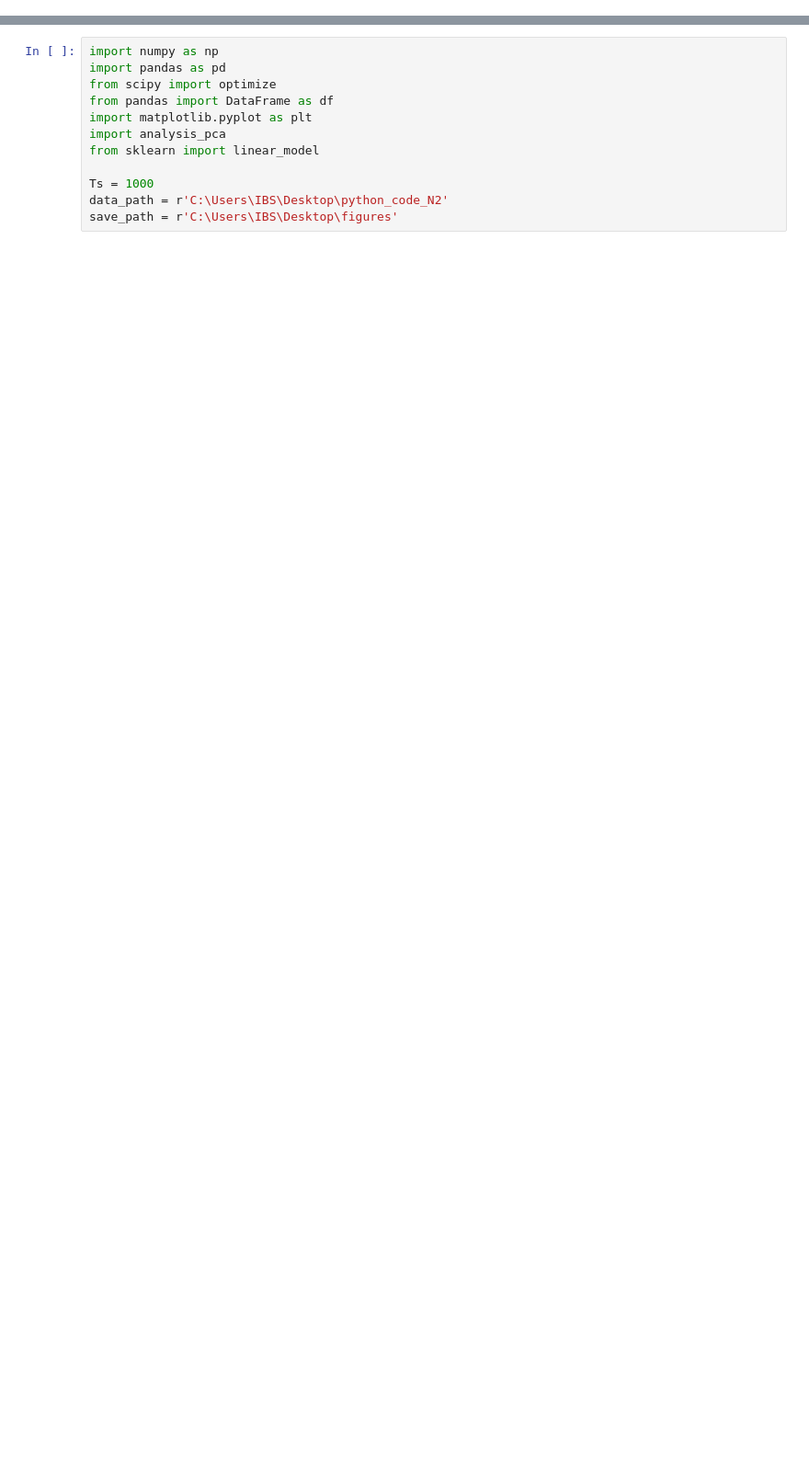
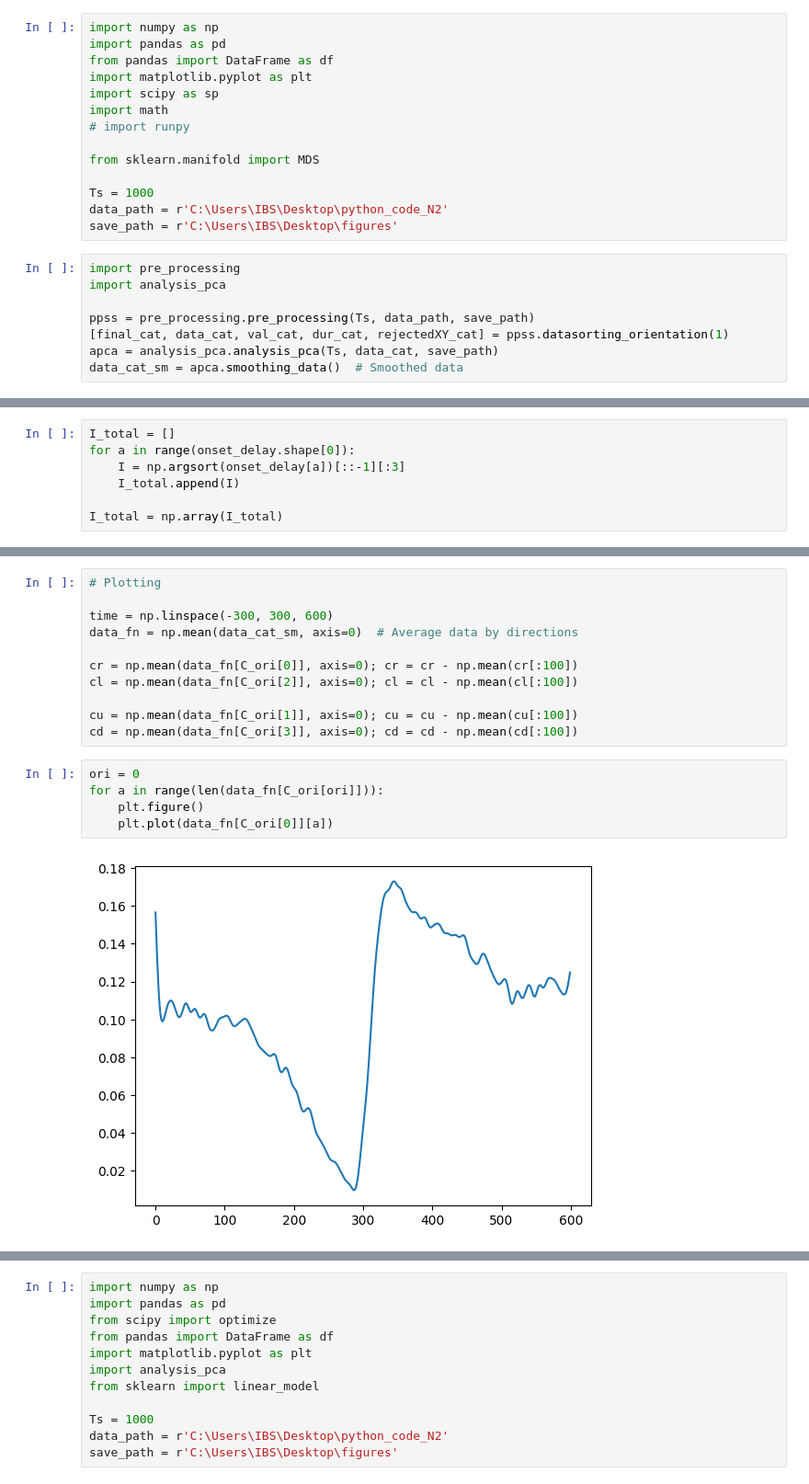
Before and after one commit to NeuroAI-IBS/fn_data_saccade, a Jupyter notebook: Data sorting/python_code/cliques_analy.ipynb, the cells around one changed output, grey strips where cells are left out. Shown at 92% size. Cells and saved outputs as stored; diff of their text form; blank space fills up the shorter version.

```diff
--- a/Data sorting/python_code/cliques_analy.ipynb
+++ b/Data sorting/python_code/cliques_analy.ipynb
@@ -0,0 +3,22 @@
+# %%
+import numpy as np
+import pandas as pd
+from pandas import DataFrame as df
+import matplotlib.pyplot as plt
+import scipy as sp
+import math
+# import runpy
+
+from sklearn.manifold import MDS
+
+Ts = 1000
+data_path = r'C:\Users\IBS\Desktop\python_code_N2'
+save_path = r'C:\Users\IBS\Desktop\figures'
+# %%
+import pre_processing
+import analysis_pca
+
+ppss = pre_processing.pre_processing(Ts, data_path, save_path)
+[final_cat, data_cat, val_cat, dur_cat, rejectedXY_cat] = ppss.datasorting_orientation(1)
+apca = analysis_pca.analysis_pca(Ts, data_cat, save_path)
+data_cat_sm = apca.smoothing_data()  # Smoothed data
@@ -0,0 +53,7 @@
+# %%
+I_total = []
+for a in range(onset_delay.shape[0]):
+    I = np.argsort(onset_delay[a])[::-1][:3]
+    I_total.append(I)
+
+I_total = np.array(I_total)
@@ -0,0 +102,18 @@
+# %%
+# Plotting
+
+time = np.linspace(-300, 300, 600)
+data_fn = np.mean(data_cat_sm, axis=0)  # Average data by directions
+
+cr = np.mean(data_fn[C_ori[0]], axis=0); cr = cr - np.mean(cr[:100])
+cl = np.mean(data_fn[C_ori[2]], axis=0); cl = cl - np.mean(cl[:100])
+
+cu = np.mean(data_fn[C_ori[1]], axis=0); cu = cu - np.mean(cu[:100])
+cd = np.mean(data_fn[C_ori[3]], axis=0); cd = cd - np.mean(cd[:100])
+# %%
+ori = 0
+for a in range(len(data_fn[C_ori[ori]])):
+    plt.figure()
+    plt.plot(data_fn[C_ori[0]][a])
+# %% [output]
+[figure, added]
```
Also changed, not shown: parts of 9 cells of this notebook.
